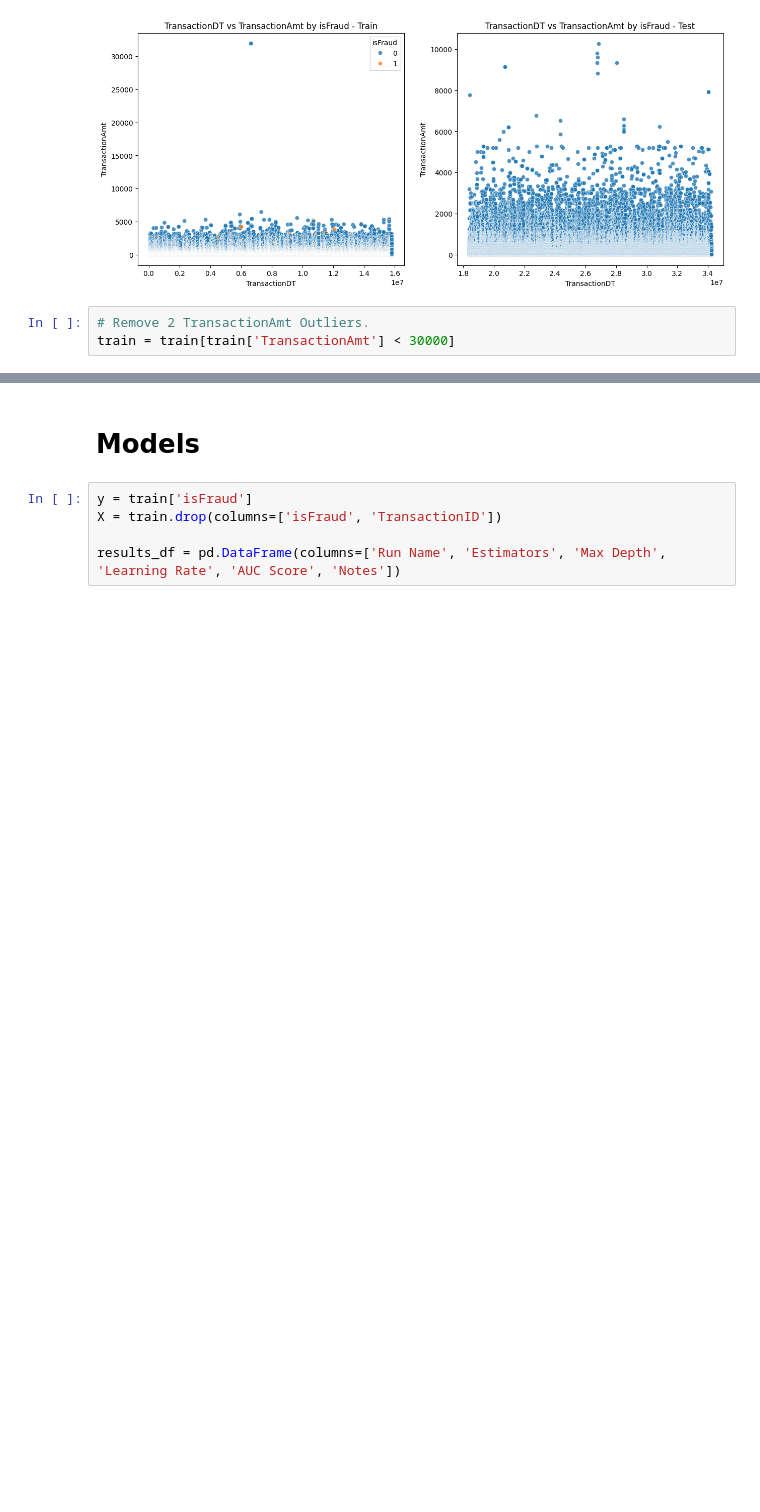
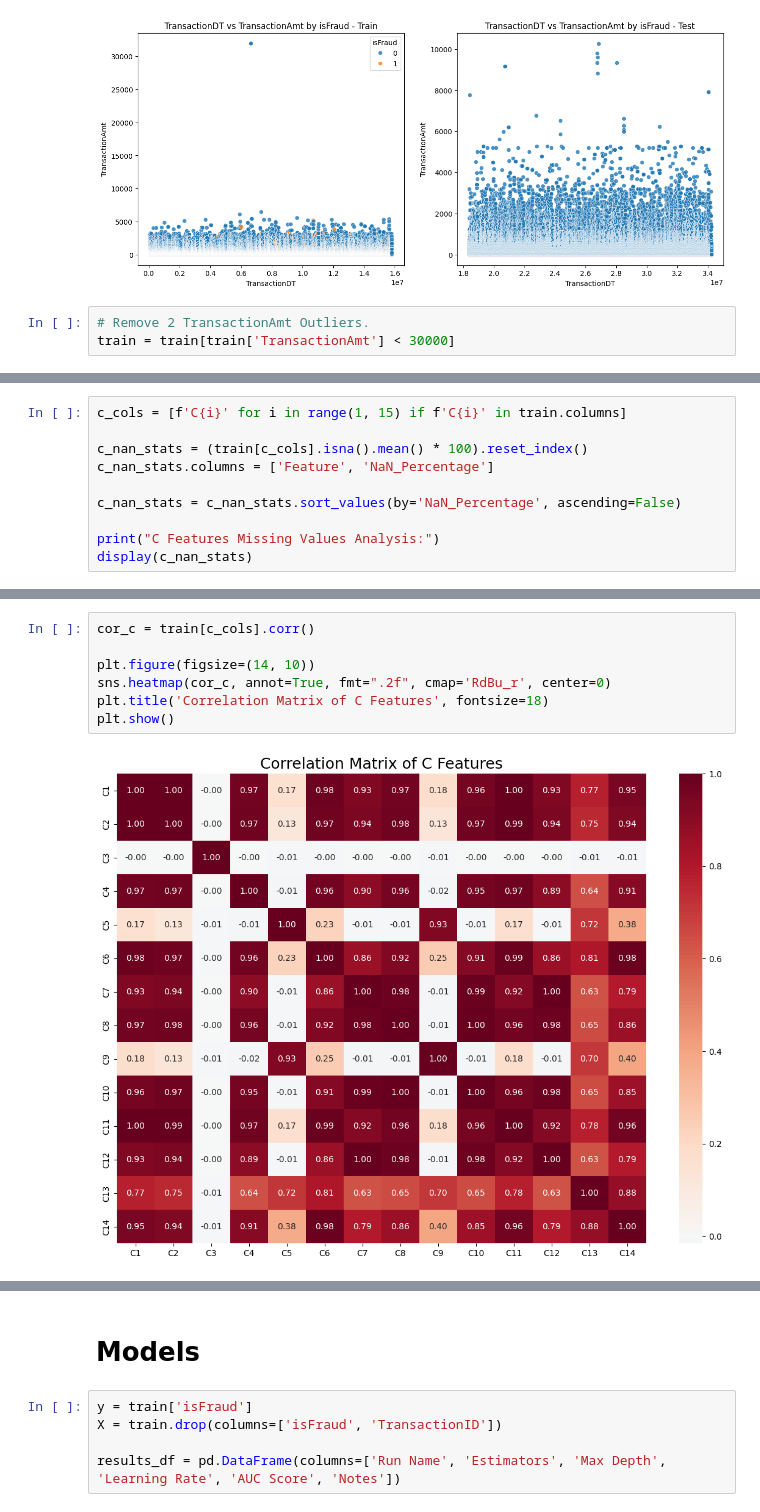
Before and after one commit to Sula1909/ML-Assignment2, a Jupyter notebook: model-experiment-xgboost.ipynb, the cells around one changed output, grey strips where cells are left out. Cells and saved outputs as stored; diff of their text form; blank space fills up the shorter version.

```diff
--- a/model-experiment-xgboost.ipynb
+++ b/model-experiment-xgboost.ipynb
@@ -465,0 +483,10 @@ train = train[train['TransactionAmt'] < 30000]
+# %%
+c_cols = [f'C{i}' for i in range(1, 15) if f'C{i}' in train.columns]
+
+c_nan_stats = (train[c_cols].isna().mean() * 100).reset_index()
+c_nan_stats.columns = ['Feature', 'NaN_Percentage']
+
+c_nan_stats = c_nan_stats.sort_values(by='NaN_Percentage', ascending=False)
+
+print("C Features Missing Values Analysis:")
+display(c_nan_stats)
@@ -465,0 +510,9 @@ train = train[train['TransactionAmt'] < 30000]
+# %%
+cor_c = train[c_cols].corr()
+
+plt.figure(figsize=(14, 10))
+sns.heatmap(cor_c, annot=True, fmt=".2f", cmap='RdBu_r', center=0)
+plt.title('Correlation Matrix of C Features', fontsize=18)
+plt.show()
+# %% [output]
+[figure, added]
```
Also changed, not shown: parts of 30 cells of this notebook.
